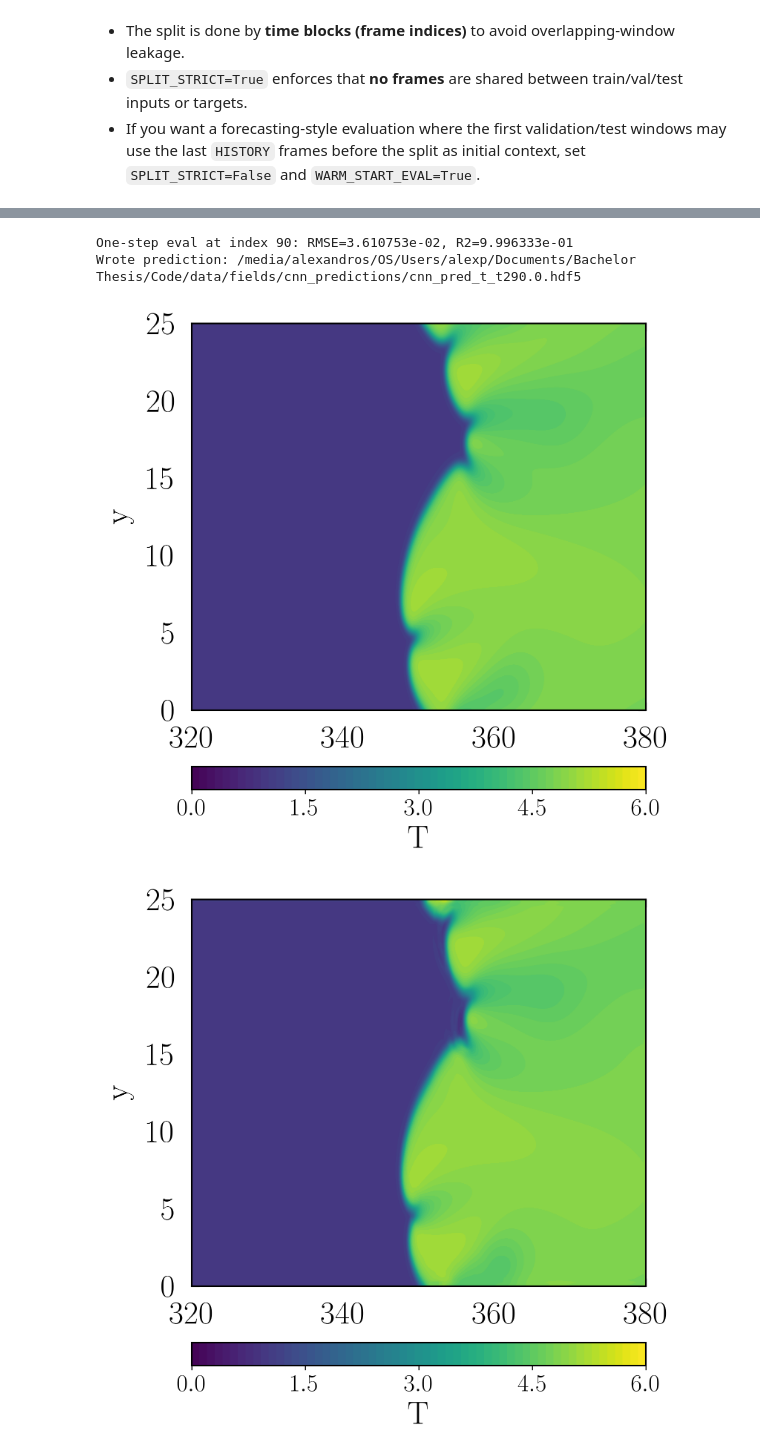
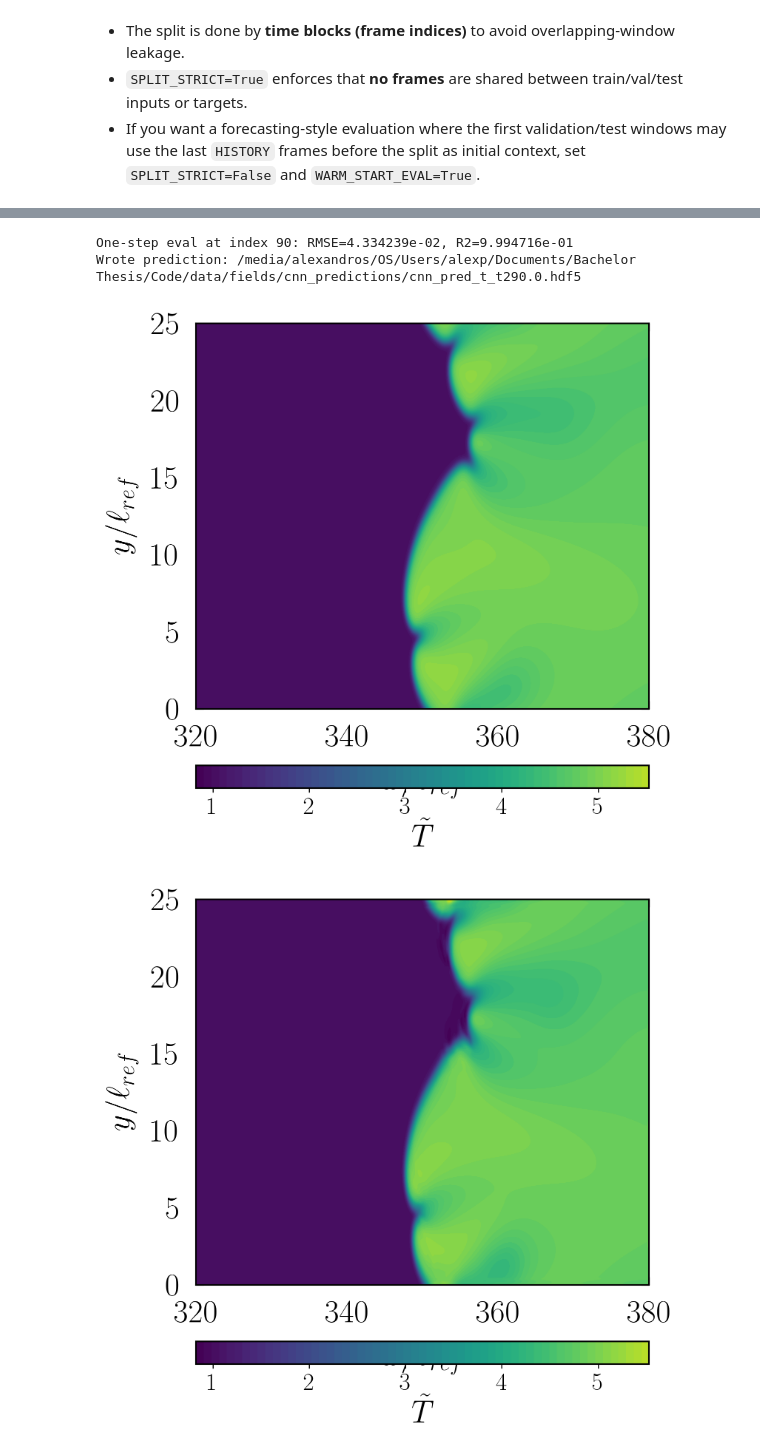
Before and after one commit to AlexandrosNtakoulas/FLAME-rf, a Jupyter notebook: notebooks/case_studies/CNN/CNN.ipynb, the cells around one changed output, grey strips where cells are left out. Saved outputs shown, nothing was run; the diff lists cells and outputs as text; code cells hidden in the pictures.

```diff
--- a/notebooks/case_studies/CNN/CNN.ipynb
+++ b/notebooks/case_studies/CNN/CNN.ipynb
@@ -217,6 +217,7 @@ Loaded X_pred: T=10, C=1, H=800, W=200
 # ============================================================
 from pathlib import Path
 import matplotlib.pyplot as plt
+from matplotlib.colors import ListedColormap
 
 
 def _as_figsize(val, default=(6.8, 6.2)) -> tuple[float, float]:
@@ -235,7 +236,14 @@ FIG_DPI = int(CFG.get("FIG_DPI", 250))
 FIG_SIZE = _as_figsize(CFG.get("FIG_SIZE", (6.8, 6.2)), (6.8, 6.2))
 FIELD_FIGSIZE = _as_figsize(CFG.get("FIELD_FIG_SIZE", FIG_SIZE), FIG_SIZE)
 
-FIELD_CMAP = str(CFG.get("FIELD_COLORMAP", "viridis"))
+FIELD_CMAP_NAME = str(CFG.get("FIELD_COLORMAP", "viridis"))
+if FIELD_CMAP_NAME == "viridis":
+    # Crop viridis to avoid the bright yellow tail in presentations.
+    base = plt.cm.get_cmap("viridis")
+    new_colors = base(np.linspace(0.0, 0.90, 256))
+    FIELD_CMAP = ListedColormap(new_colors, name="viridis_no_yellow")
+else:
+    FIELD_CMAP = FIELD_CMAP_NAME
 
 LINE_WIDTH = float(CFG.get("PLOT_LINE_WIDTH", 2.2))
 MARKER_SIZE = float(CFG.get("PLOT_MARKER_SIZE", 6.0))
@@ -1146,44 +1154,48 @@ if rank == 0:
     fig_pred = plt.figure(figsize=FIG_SIZE, dpi=FIG_DPI)
     fig_pred.subplots_adjust(left=0.14, right=0.86)
     ax_pred = fig_pred.add_subplot(111)
 
     if x_plot is not None:
         xx, yy = x_plot, y_plot
     else:
         xx, yy = np.meshgrid(
             np.arange(true_plot.shape[1], dtype=float),
             np.arange(true_plot.shape[0], dtype=float),
         )
     tri = mtri.Triangulation(xx.ravel(), yy.ravel())
-    joint_min = 0.0
-    joint_max = 6.0
+    joint_min = float(np.min([true_plot.min(), pred_plot.min()]))
+    joint_max = float(np.max([true_plot.max(), pred_plot.max()]))
+    if np.isclose(joint_min, joint_max):
+        eps = abs(joint_min) if joint_min != 0.0 else 1.0
+        joint_min -= 1e-12 * eps
+        joint_max += 1e-12 * eps
     levels = np.linspace(joint_min, joint_max, 60)
     im_true = ax_true.tricontourf(tri, true_plot.ravel(), levels=levels, vmin=joint_min, vmax=joint_max, cmap=FIELD_CMAP, antialiased=False, linewidths=0)
     im_pred = ax_pred.tricontourf(tri, pred_plot.ravel(), levels=levels, vmin=joint_min, vmax=joint_max, cmap=FIELD_CMAP, antialiased=False, linewidths=0)
     _fix_tricontourf(im_true)
     _fix_tricontourf(im_pred)
     ax_true.tick_params(axis="both", which="both", pad=12)
-    ax_true.set_xlabel(COORD_X, labelpad=10)
-    ax_true.set_ylabel(COORD_Y, labelpad=10)
+    ax_true.set_xlabel(r'$x / \ell_{ref}$', labelpad=10)
+    ax_true.set_ylabel(r'$y / \ell_{ref}$', labelpad=10)
     ax_pred.tick_params(axis="both", which="both", pad=12)
-    ax_pred.set_xlabel(COORD_X, labelpad=10)
-    ax_pred.set_ylabel(COORD_Y, labelpad=10)
+    ax_pred.set_xlabel(r'$x / \ell_{ref}$', labelpad=10)
+    ax_pred.set_ylabel(r'$y / \ell_{ref}$', labelpad=10)
     style_axes(ax_true)
     style_axes(ax_pred)
     cbar_true = fig_true.colorbar(im_true, ax=ax_true, orientation="horizontal", pad=0.12, fraction=0.06)
-    cbar_true.set_label(f"T")
+    cbar_true.set_label(r"$\tilde{T}$")
     cbar_pred = fig_pred.colorbar(im_pred, ax=ax_pred, orientation="horizontal", pad=0.12, fraction=0.06)
-    cbar_pred.set_label(f"T")
+    cbar_pred.set_label(r"$\tilde{T}$")
     style_colorbar(cbar_true)
     style_colorbar(cbar_pred)
     save_plot(fig_true, f"cnn_true_{FIELD_NAME}_t{t_pred}")
     save_plot(fig_pred, f"cnn_pred_{FIELD_NAME}_t{t_pred}")
     plt.show()
 # %% [output]
-One-step eval at index 90: RMSE=3.610753e-02, R2=9.996333e-01
+One-step eval at index 90: RMSE=4.334239e-02, R2=9.994716e-01
 Wrote prediction: /media/alexandros/OS/Users/alexp/Documents/Bachelor Thesis/Code/data/fields/cnn_predictions/cnn_pred_t_t290.0.hdf5
-[figure, old version]
+[figure, new version]
-[figure, old version]
+[figure, new version]
 # %%
 # Isotherm comparison (pred vs true) using PyVista.
 import pyvista as pv
```
Also changed, not shown: parts of 5 cells of this notebook, 17 other files.
